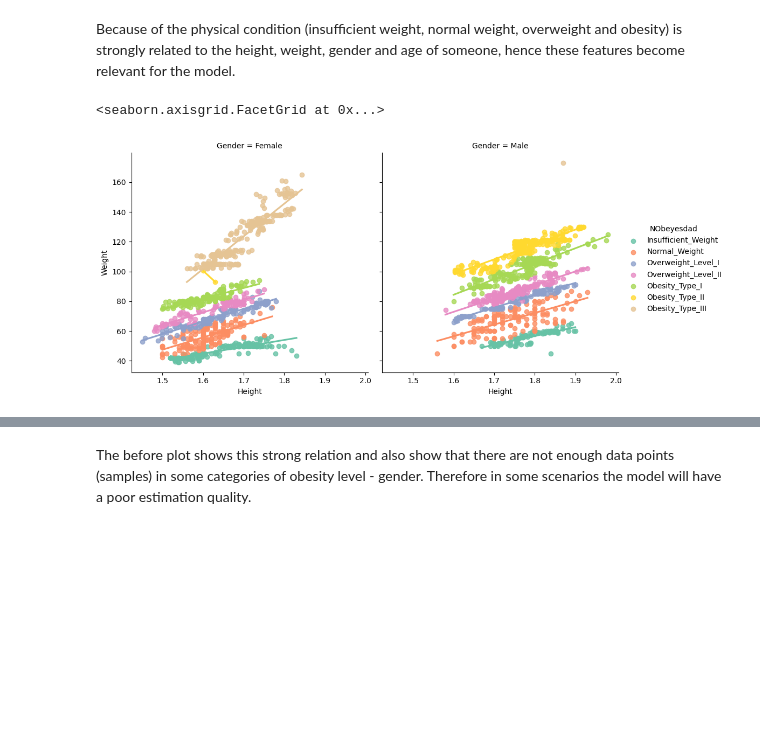
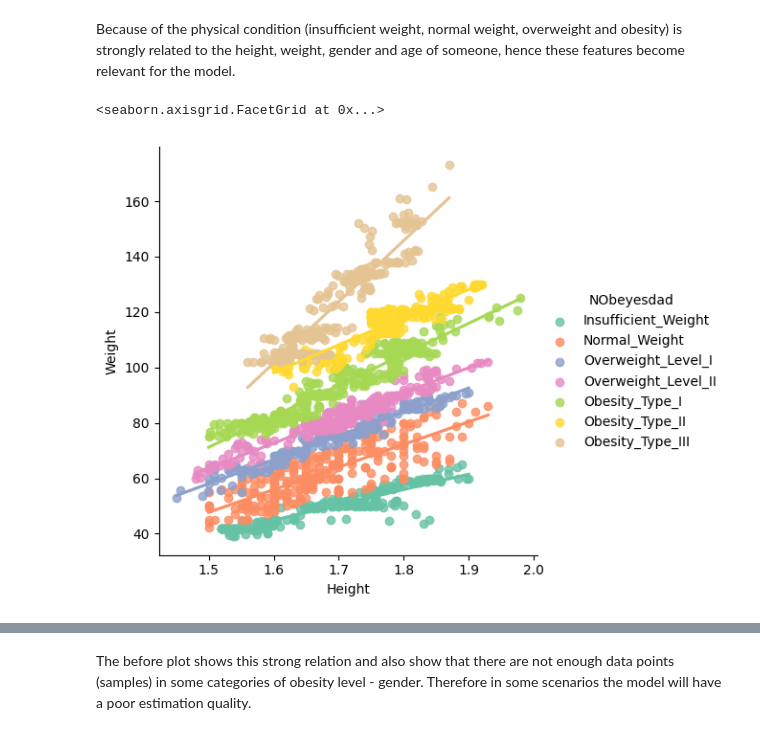
Before and after one commit to alexisuaguilaru/Obesity_Levels_Model, a Jupyter notebook: Exploratory_Data_Analysis/ExploratoryDataAnalysis.ipynb, the cells around one changed output, grey strips where cells are left out. Drawn from its saved outputs; the diff is of its cells as text; code cells hidden in the pictures; blank space fills up the shorter version.

Commit message:
ADD plot to show relation between weight and height in each subgroup at EDA

```diff
--- a/Exploratory_Data_Analysis/ExploratoryDataAnalysis.ipynb
+++ b/Exploratory_Data_Analysis/ExploratoryDataAnalysis.ipynb
@@ -167,7 +169,7 @@ Because of the physical condition (insufficient weight, normal weight, overweigh
 # %%
 ObesityLevelOrder = ['Insufficient_Weight','Normal_Weight','Overweight_Level_I','Overweight_Level_II','Obesity_Type_I','Obesity_Type_II','Obesity_Type_III']
 
-sns.lmplot(data=ObesityDataset_Raw,x='Height',y='Weight',hue='NObeyesdad',col='Gender',hue_order=ObesityLevelOrder,palette='Set2',ci=None)
+sns.lmplot(data=ObesityDataset_Raw,x='Height',y='Weight',hue='NObeyesdad',hue_order=ObesityLevelOrder,palette='Set2',ci=None)
 # %% [output]
 <seaborn.axisgrid.FacetGrid at 0x...>
-[figure, old version]
+[figure, new version]
```
Also changed, not shown: parts of 6 cells of this notebook.
